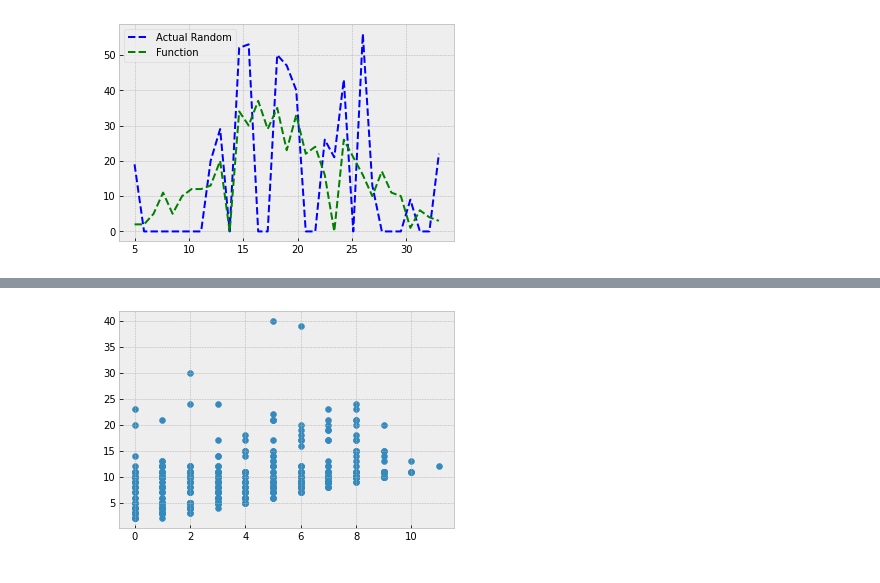
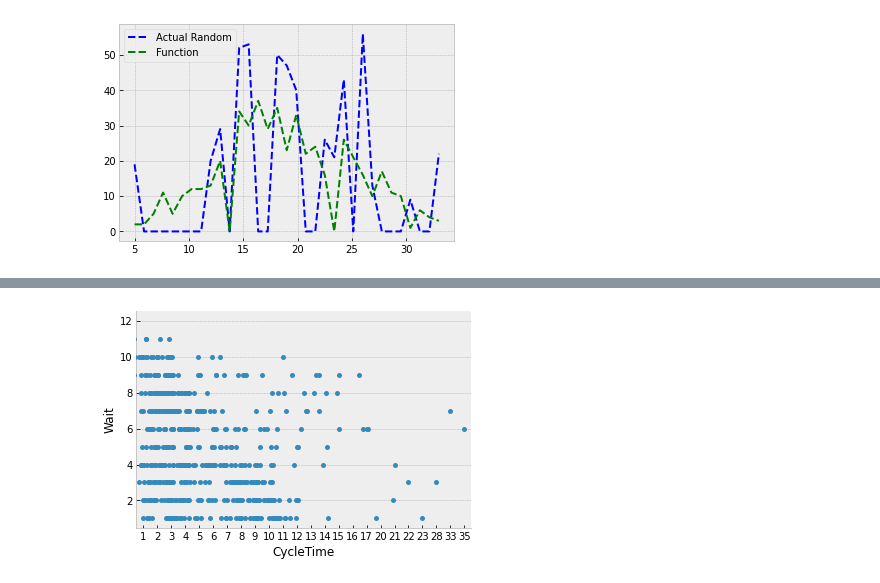
Before and after one commit to zkavtaskin/Lead-Time-Driven-Delivery-Simulation, a Jupyter notebook: Notebook/LittlePower.ipynb, the cells around one changed output, grey strips where cells are left out. Drawn from its saved outputs; the diff is of its cells as text; code cells hidden in the pictures.

```diff
--- a/Notebook/LittlePower.ipynb
+++ b/Notebook/LittlePower.ipynb
@@ -338,5 +334,6 @@ plt.show()
-# %%
-plt.scatter(sprints["Wait"], sprints["LeadTime"])
-plt.show()
-# %% [output]
-[figure, removed]
+# %%
+import seaborn as sns
+sns.stripplot(data=sprints, x="CycleTime", y="Wait", jitter=1.2)
+sns.despine()
+# %% [output]
+[figure, added]
```
Also changed, not shown: parts of 8 cells of this notebook.
